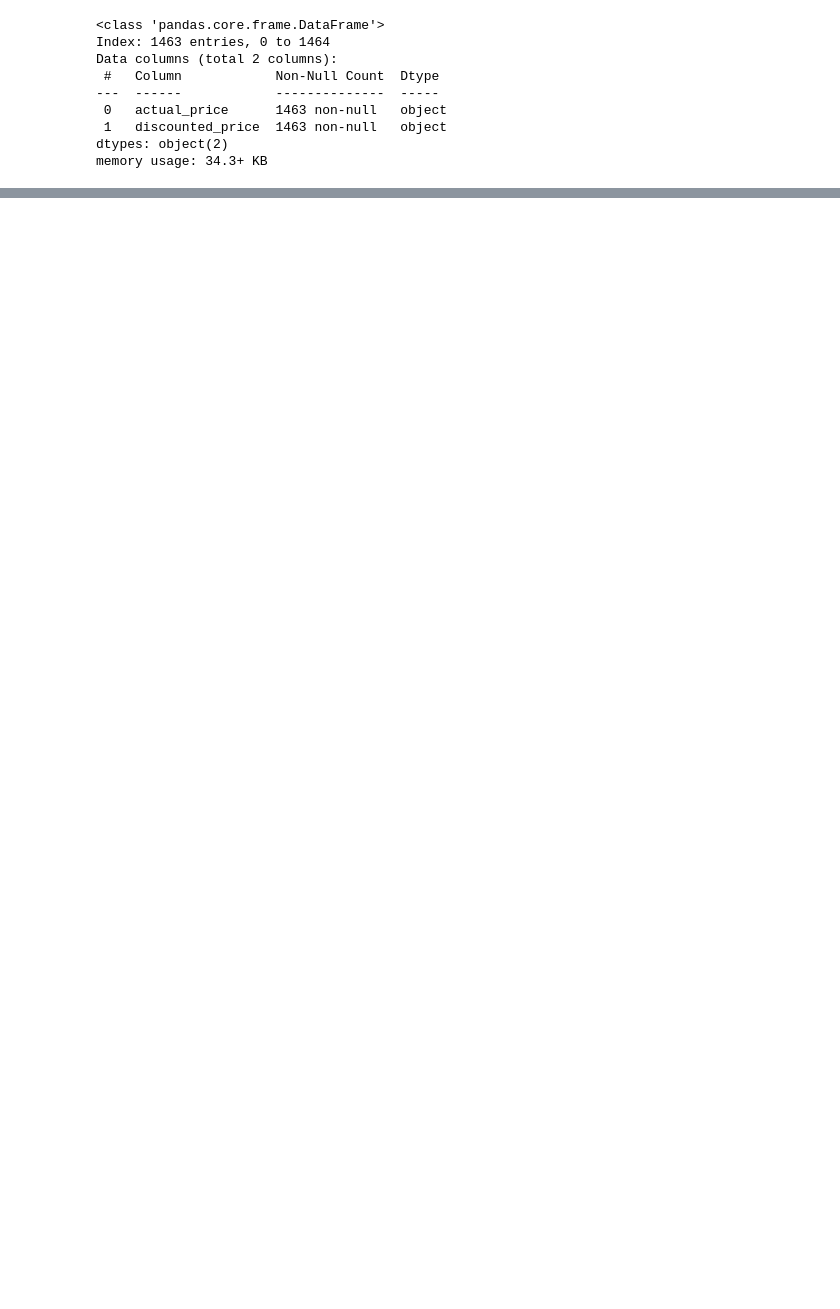
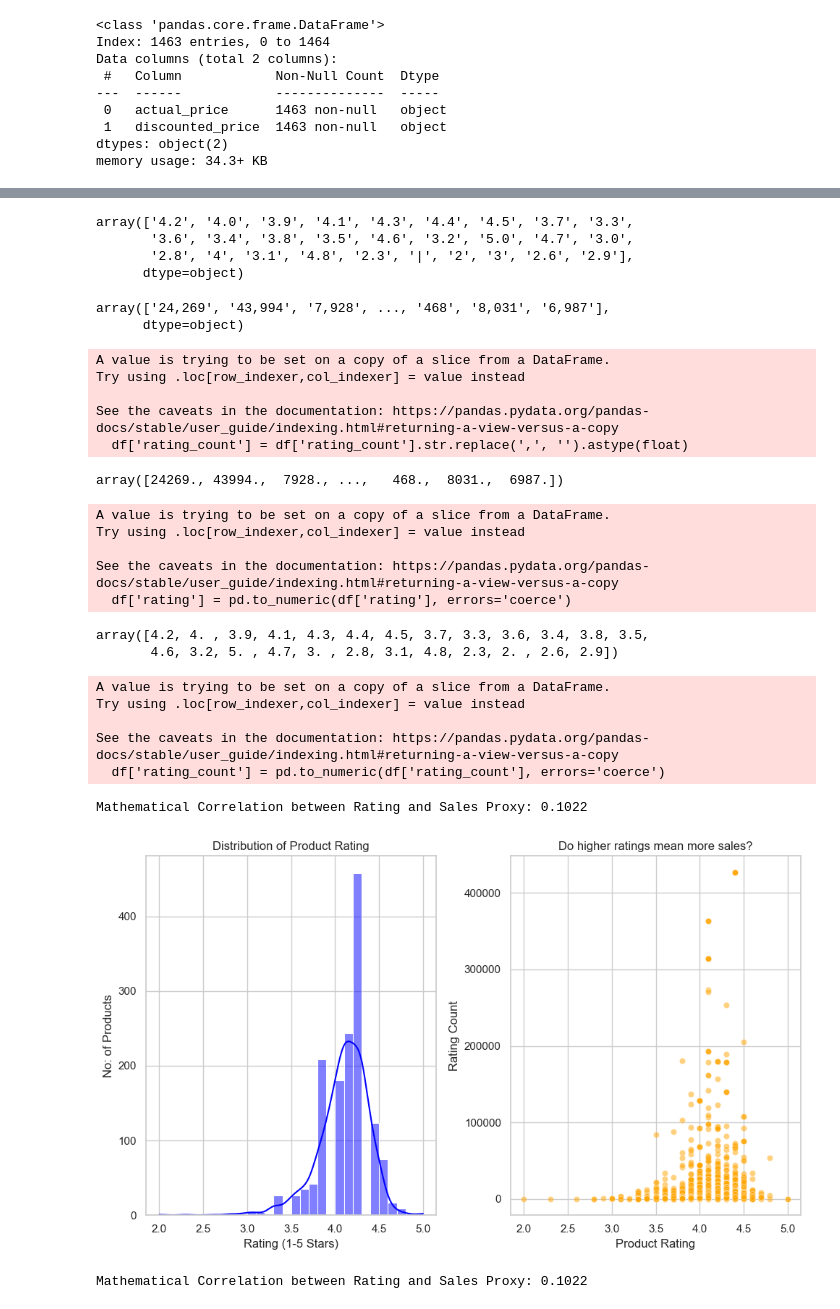
Before and after one commit to lwinmp/machine_learning_projects, a Jupyter notebook: Amazon Sale Prediction/amazon sale prediction.ipynb, the cells around one changed output, grey strips where cells are left out. Drawn from its saved outputs; the diff is of its cells as text; code cells hidden in the pictures; blank space fills up the shorter version.

Commit message:
Amazon sale updated

```diff
--- a/Amazon Sale Prediction/amazon sale prediction.ipynb
+++ b/Amazon Sale Prediction/amazon sale prediction.ipynb
@@ -238,0 +223,2 @@ df[df['actual_price'] < 149][[
+# %%
+df['discount_percentage'] = df['discount_percentage'].str.replace('%', '').astype(float)
@@ -238,0 +280,74 @@ df[df['actual_price'] < 149][[
+# %%
+df['rating'].unique()
+# %% [output]
+array(['4.2', '4.0', '3.9', '4.1', '4.3', '4.4', '4.5', '3.7', '3.3',
+       '3.6', '3.4', '3.8', '3.5', '4.6', '3.2', '5.0', '4.7', '3.0',
+       '2.8', '4', '3.1', '4.8', '2.3', '|', '2', '3', '2.6', '2.9'],
+      dtype=object)
+# %%
+df['rating_count'].unique()
+# %% [output]
+array(['24,269', '43,994', '7,928', ..., '468', '8,031', '6,987'],
+      dtype=object)
+# %%
+df['rating_count'] = df['rating_count'].str.replace(',', '').astype(float)
+# %% [output]
+A value is trying to be set on a copy of a slice from a DataFrame.
+Try using .loc[row_indexer,col_indexer] = value instead
+
+See the caveats in the documentation: https://pandas.pydata.org/pandas-docs/stable/user_guide/indexing.html#returning-a-view-versus-a-copy
+  df['rating_count'] = df['rating_count'].str.replace(',', '').astype(float)
+# %%
+df['rating_count'].unique()
+# %% [output]
+array([24269., 43994.,  7928., ...,   468.,  8031.,  6987.])
+# %%
+df['rating'] = pd.to_numeric(df['rating'], errors='coerce')
+# %% [output]
+A value is trying to be set on a copy of a slice from a DataFrame.
+Try using .loc[row_indexer,col_indexer] = value instead
+
+See the caveats in the documentation: https://pandas.pydata.org/pandas-docs/stable/user_guide/indexing.html#returning-a-view-versus-a-copy
+  df['rating'] = pd.to_numeric(df['rating'], errors='coerce')
+# %%
+df['rating'].unique()
+# %% [output]
+array([4.2, 4. , 3.9, 4.1, 4.3, 4.4, 4.5, 3.7, 3.3, 3.6, 3.4, 3.8, 3.5,
+       4.6, 3.2, 5. , 4.7, 3. , 2.8, 3.1, 4.8, 2.3, 2. , 2.6, 2.9])
+# %%
+df['rating_count'] = pd.to_numeric(df['rating_count'], errors='coerce')
+# %% [output]
+A value is trying to be set on a copy of a slice from a DataFrame.
+Try using .loc[row_indexer,col_indexer] = value instead
+
+See the caveats in the documentation: https://pandas.pydata.org/pandas-docs/stable/user_guide/indexing.html#returning-a-view-versus-a-copy
+  df['rating_count'] = pd.to_numeric(df['rating_count'], errors='coerce')
+# %%
+correlation = df['rating'].corr(df['rating_count'])
+print(f"Mathematical Correlation between Rating and Sales Proxy: {correlation:.4f}")
+# %% [output]
+Mathematical Correlation between Rating and Sales Proxy: 0.1022
+# %%
+import matplotlib.pyplot as plt
+import seaborn as sns
+
+sns.set_theme(style='whitegrid')
+fig, axes = plt.subplots(1, 2, figsize=(10,6))
+sns.histplot(df['rating'], bins=30, kde=True, color='blue', ax=axes[0])
+axes[0].set_title('Distribution of Product Rating', fontsize=12)
+axes[0].set_xlabel('Rating (1-5 Stars)')
+axes[0].set_ylabel('No: of Products')
+
+sns.scatterplot(x='rating', y='rating_count', data=df, alpha=0.5, color='orange', ax=axes[1])
+axes[1].set_title('Do higher ratings mean more sales?', fontsize=12)
+axes[1].set_xlabel('Product Rating')
+axes[1].set_ylabel('Rating Count')
+
+plt.tight_layout()
+plt.show()
+
+correlation = df['rating'].corr(df['rating_count'])
+print(f"Mathematical Correlation between Rating and Sales Proxy: {correlation:.4f}")
+# %% [output]
+[figure, added]
+Mathematical Correlation between Rating and Sales Proxy: 0.1022
```
Also changed, not shown: parts of 18 cells of this notebook, 1 other file.
